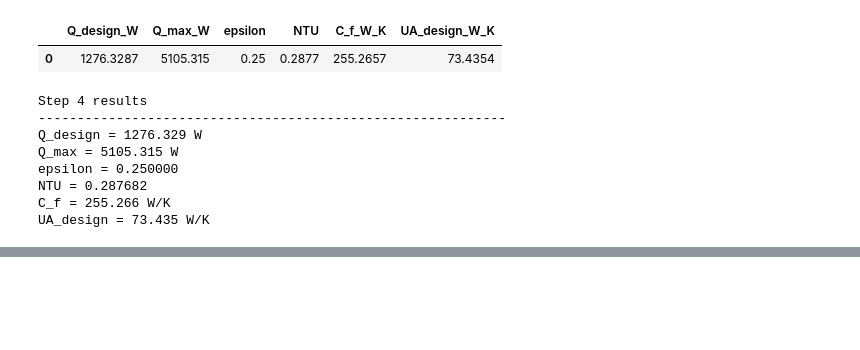
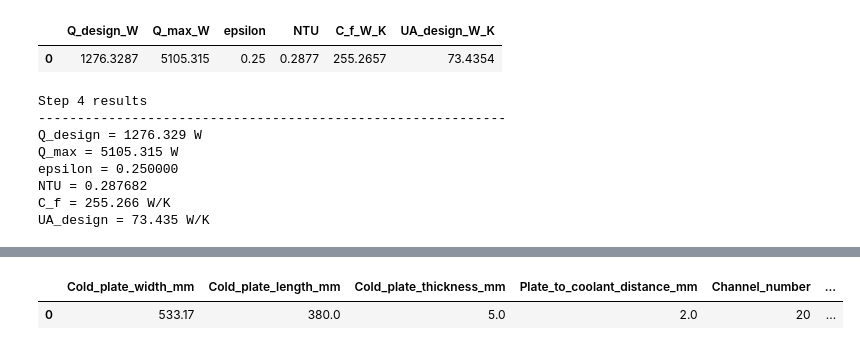
Before and after one commit to sxwd4ever/eBATS, a Jupyter notebook: cases/C0001/C0001R01_PARK25_LC_EPSNTU_SIZ.ipynb, the cells around one changed output, grey strips where cells are left out. Cells and saved outputs as stored; diff of their text form; code cells hidden in the pictures; blank space fills up the shorter version.

```diff
--- a/cases/C0001/C0001R01_PARK25_LC_EPSNTU_SIZ.ipynb
+++ b/cases/C0001/C0001R01_PARK25_LC_EPSNTU_SIZ.ipynb
@@ -530,0 +521,93 @@ Total BTMS mass      : 1.809341 kg
+# %%
+# ============================================================
+# Cell 7 - Liquid-Cooling BTMS Mass and Auxiliary Power
+# ============================================================
+
+rho_plate = 2719.0         # Aluminium density, kg/m3
+
+# Total cold-plate thickness
+H_plate = H_ch + delta_plate_coolant
+
+# Pump and pipe masses are currently unavailable
+m_pump = 0.0
+m_pipe = 0.0
+
+# Calculate cold-plate and coolant masses
+mass_args = {
+    "fluid_cool": "water",
+    "rho_cool": rho_f,
+    "rho_plate": rho_plate,
+    "W_plate": W_plate,
+    "L_channel": L_ch,
+    "A_cool_cs": A_cool_cs,
+    "H_channel": H_ch,
+    "H_bottom": delta_plate_coolant,
+    "num_channel": N_ch,
+    "m_pump": m_pump,
+    "m_pipe": m_pipe,
+    "return_components": True,
+}
+
+mass_results = BTMS_model.cal_btms_mass(mass_args)
+
+m_plate = mass_results["m_plate_kg"]
+m_coolant = mass_results["m_coolant_kg"]
+m_pump = mass_results["m_pump_kg"]
+m_pipe = mass_results["m_pipe_kg"]
+m_BTMS = mass_results["m_BTMS_kg"]
+
+# ============================================================
+# BTMS mass and auxiliary-power summary
+# ============================================================
+
+btms_summary = pd.DataFrame([{
+    "Cold_plate_width_mm": W_plate * 1000.0,
+    "Cold_plate_length_mm": L_ch * 1000.0,
+    "Cold_plate_thickness_mm": H_plate * 1000.0,
+    "Plate_to_coolant_distance_mm": delta_plate_coolant * 1000.0,
+    "Channel_number": N_ch,
+    "Channel_width_mm": W_ch * 1000.0,
+    "Channel_height_mm": H_ch * 1000.0,
+    "Channel_length_mm": L_ch * 1000.0,
+    "Cold_plate_mass_kg": m_plate,
+    "Coolant_mass_kg": m_coolant,
+    "Pump_mass_kg": m_pump,
+    "Pipe_mass_kg": m_pipe,
+    "Total_BTMS_mass_kg": m_BTMS,
+    "Pressure_drop_Pa": DeltaP,
+    "Volume_flow_rate_L_min": V_dot_f * 60000.0,
+    "Hydraulic_power_W": P_hydraulic,
+    "Pump_efficiency": eta_pump,
+    "Pump_input_power_W": P_pump,
+    "Mission_time_s": t_mission,
+    "Pump_energy_Wh": E_pump_Wh
+}])
+
+display(btms_summary.round(6))
+
+print("Liquid-cooling BTMS mass and auxiliary power")
+print("-" * 60)
+print(f"Cold-plate width             : {W_plate * 1000.0:.2f} mm")
+print(f"Cold-plate length            : {L_ch * 1000.0:.2f} mm")
+print(f"Cold-plate thickness         : {H_plate * 1000.0:.2f} mm")
+print(f"Plate-to-coolant distance    : {delta_plate_coolant * 1000.0:.2f} mm")
+print(f"Channel number               : {N_ch}")
+print(f"Channel width                : {W_ch * 1000.0:.2f} mm")
+print(f"Channel height               : {H_ch * 1000.0:.2f} mm")
+print(f"Channel length               : {L_ch * 1000.0:.2f} mm")
+print("-" * 60)
+print(f"Cold-plate mass              : {m_plate:.6f} kg")
+print(f"Coolant mass                 : {m_coolant:.6f} kg")
+print(f"Pump mass                    : {m_pump:.6f} kg")
+print(f"Pipe mass                    : {m_pipe:.6f} kg")
+print(f"Total BTMS mass              : {m_BTMS:.6f} kg")
+print("-" * 60)
+print(f"Pressure drop                : {DeltaP:.6f} Pa")
+print(f"Volume flow rate             : {V_dot_f * 60000.0:.6f} L/min")
+print(f"Hydraulic power              : {P_hydraulic:.6f} W")
+print(f"Pump efficiency              : {eta_pump:.2f}")
+print(f"Pump input power             : {P_pump:.6f} W")
+print(f"Pump energy                  : {E_pump_Wh:.6f} Wh")
+# %% [output]
+|  | Cold_plate_width_mm | Cold_plate_length_mm | Cold_plate_thickness_mm | Plate_to_coolant_distance_mm | Channel_number | ... |
+| 0 | 533.17 | 380.0 | 5.0 | 2.0 | 20 | ... |
```
Also changed, not shown: parts of 6 cells of this notebook, 7 other files.
